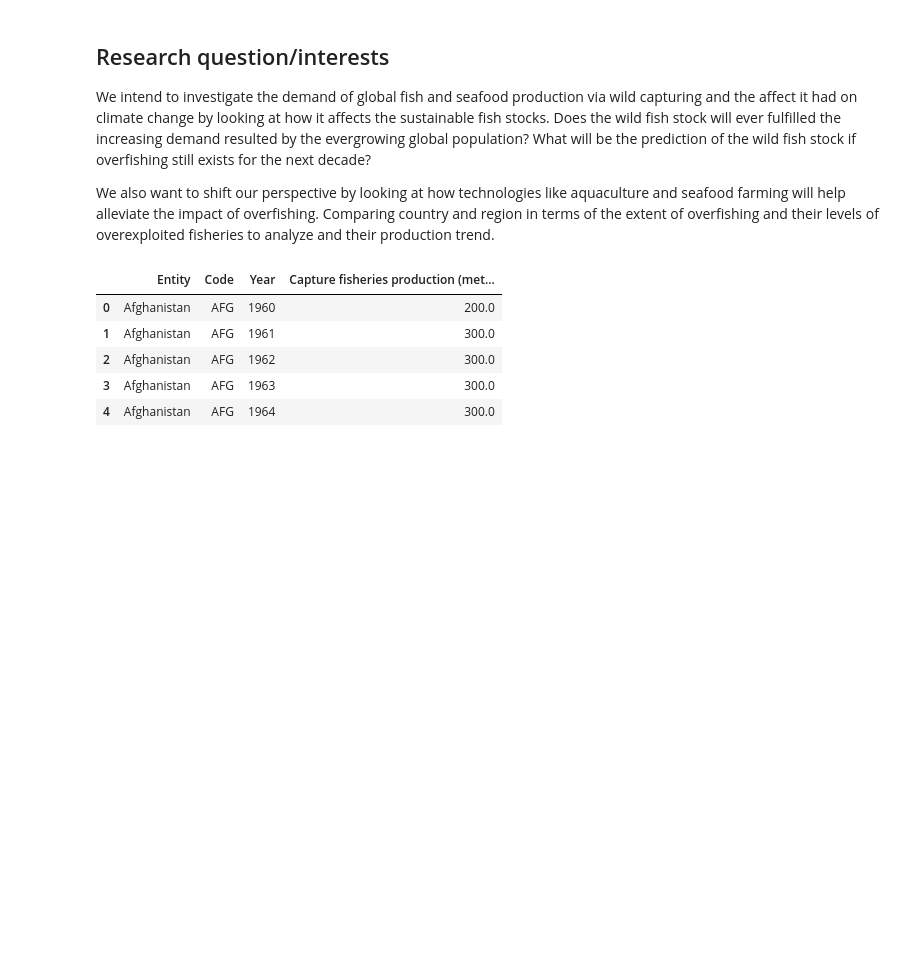
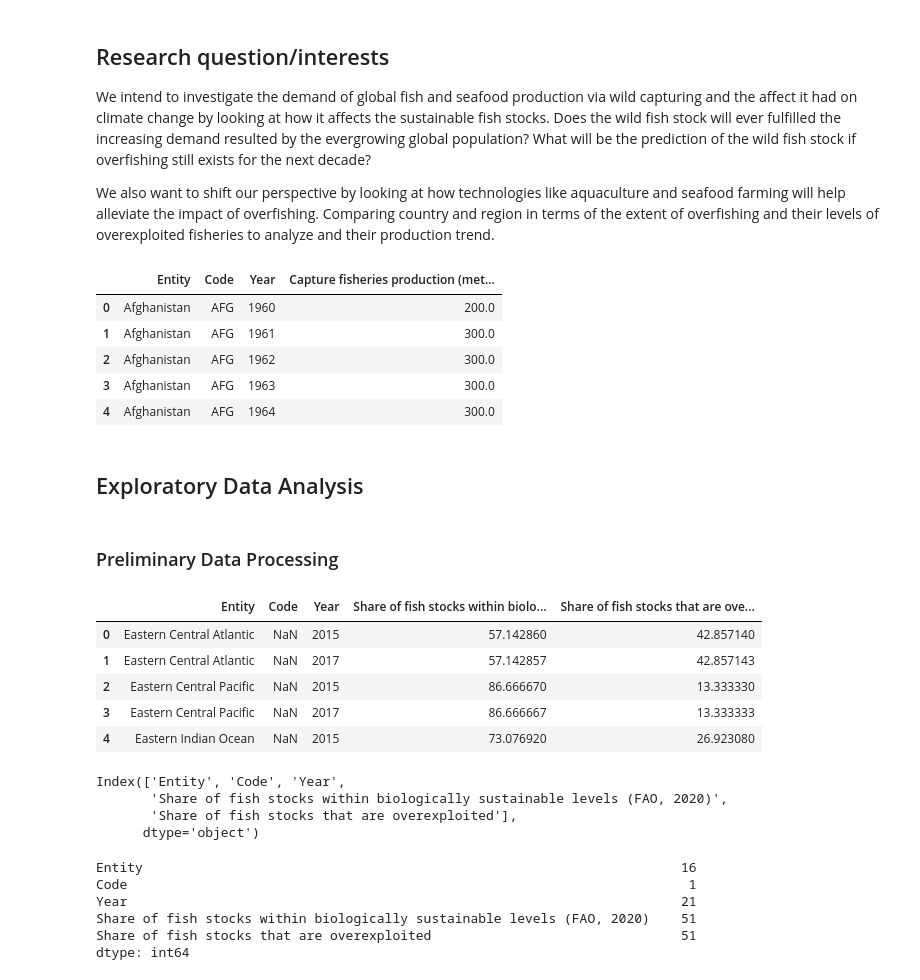
Before and after one commit to ubco-W2022T1-cosc301/project-group34, a Jupyter notebook: notebooks/nick.ipynb, the cells around one changed output. Saved outputs shown, nothing was run; the diff lists cells and outputs as text; code cells hidden in the pictures; blank space fills up the shorter version.

```diff
--- a/notebooks/nick.ipynb
+++ b/notebooks/nick.ipynb
@@ -28,3 +28,5 @@ captured.head()
 | 2 | Afghanistan | AFG | 1962 | 300.0 |
 | 3 | Afghanistan | AFG | 1963 | 300.0 |
 | 4 | Afghanistan | AFG | 1964 | 300.0 |
+# %% [markdown]
+## Exploratory Data Analysis
@@ -30,0 +161,2 @@ captured.head()
+# %% [markdown]
+### Preliminary Data Processing
@@ -30,0 +169,28 @@ captured.head()
+# %%
+# .head() returns the first 5 rows of the dataframe
+df.head()
+# %% [output]
+|  | Entity | Code | Year | Share of fish stocks within biolo... | Share of fish stocks that are ove... |
+| 0 | Eastern Central Atlantic | NaN | 2015 | 57.142860 | 42.857140 |
+| 1 | Eastern Central Atlantic | NaN | 2017 | 57.142857 | 42.857143 |
+| 2 | Eastern Central Pacific | NaN | 2015 | 86.666670 | 13.333330 |
+| 3 | Eastern Central Pacific | NaN | 2017 | 86.666667 | 13.333333 |
+| 4 | Eastern Indian Ocean | NaN | 2015 | 73.076920 | 26.923080 |
+# %%
+# .columns returns the names of columns involved in the dataframe
+df.columns
+# %% [output]
+Index(['Entity', 'Code', 'Year',
+       'Share of fish stocks within biologically sustainable levels (FAO, 2020)',
+       'Share of fish stocks that are overexploited'],
+      dtype='object')
+# %%
+# returns the number of unique values for each variable.
+df.nunique(axis=0)
+# %% [output]
+Entity                                                                     16
+Code                                                                        1
+Year                                                                       21
+Share of fish stocks within biologically sustainable levels (FAO, 2020)    51
+Share of fish stocks that are overexploited                                51
+dtype: int64
```
Also changed, not shown: parts of 8 cells of this notebook, 1 other file.
